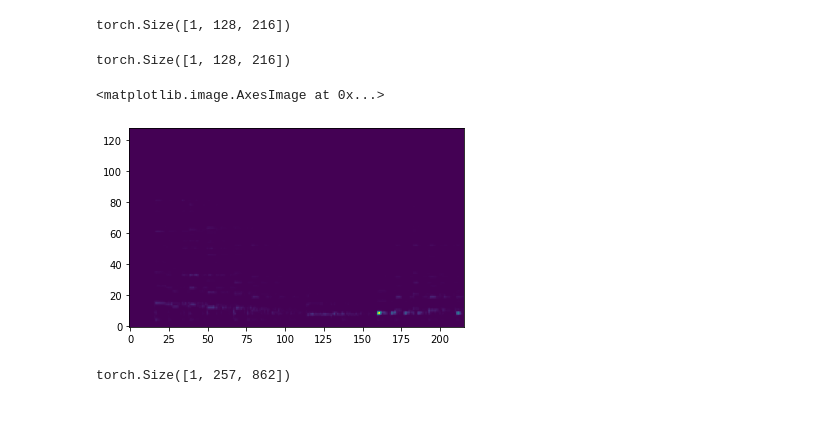
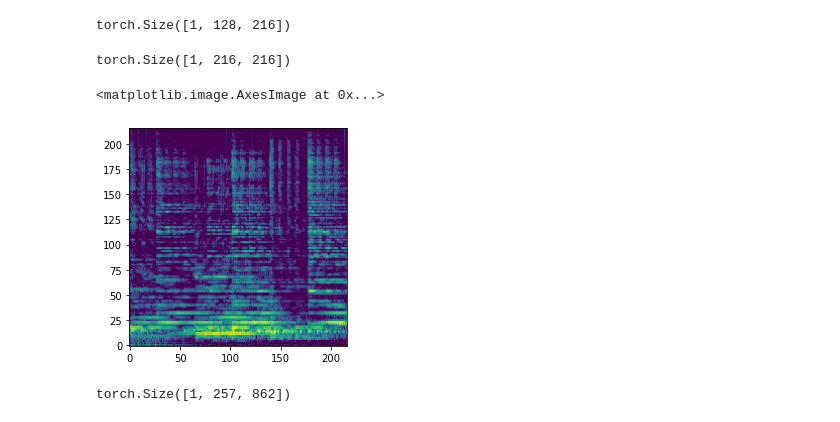
Before and after one commit to fisheggg/SFXlearner, a Jupyter notebook: playground.ipynb, the cells around one changed output. Drawn from its saved outputs; the diff is of its cells as text; code cells hidden in the pictures.

```diff
--- a/playground.ipynb
+++ b/playground.ipynb
@@ -21,14 +21,14 @@ transform = MFCCSumTransform(sr, 40, {"n_mels": 64})
 output = transform(audio)
 plt.stem(output[0])
 # %%
-meller = torchaudio.transforms.MelSpectrogram(44100, n_fft=2048, n_mels=128)
+meller = torchaudio.transforms.MelSpectrogram(44100, n_fft=2048, n_mels=216)
 output = meller(audio)
 print(output.shape)
-plt.imshow(output[0], origin='lower')
+plt.imshow(librosa.amplitude_to_db(output[0]), origin='lower')
 # %% [output]
-torch.Size([1, 128, 216])
+torch.Size([1, 216, 216])
 <matplotlib.image.AxesImage at 0x...>
-[figure, old version]
+[figure, new version]
 # %%
 specer = SpectrogramDBTransform(n_fft=512)
 output = specer(audio)
```
Also changed, not shown: parts of 1 cell of this notebook, 4 other files.
